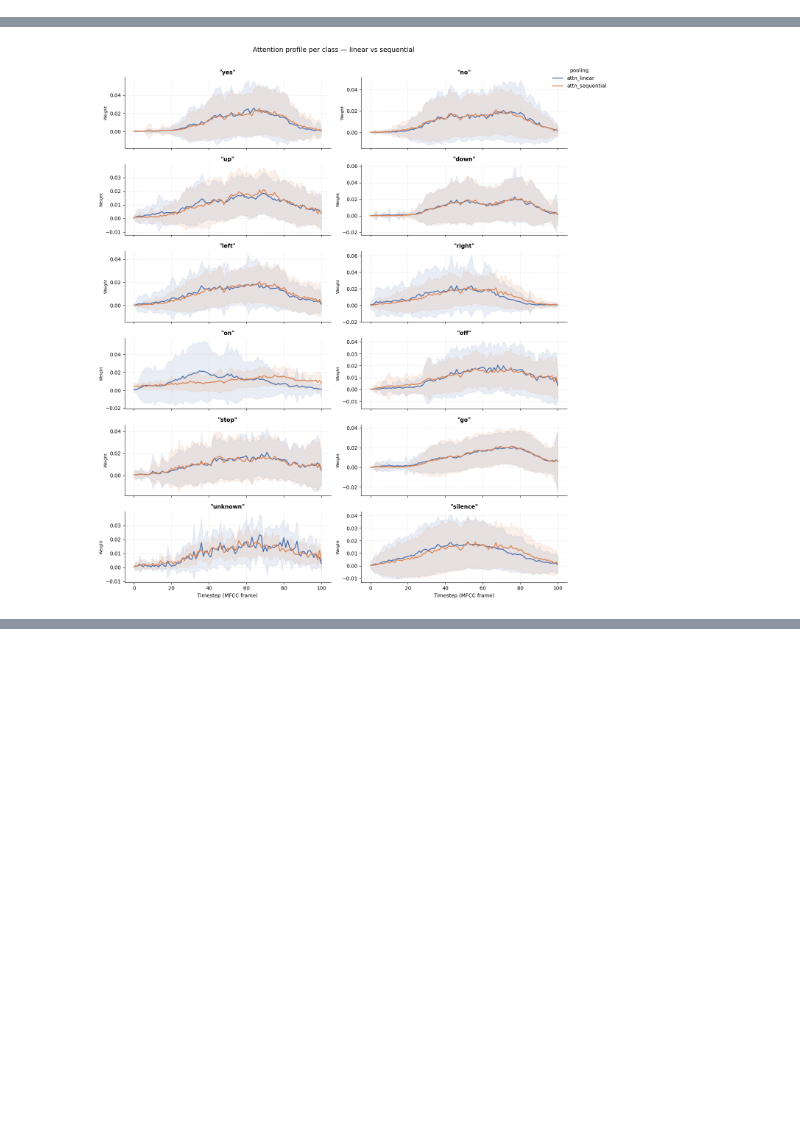
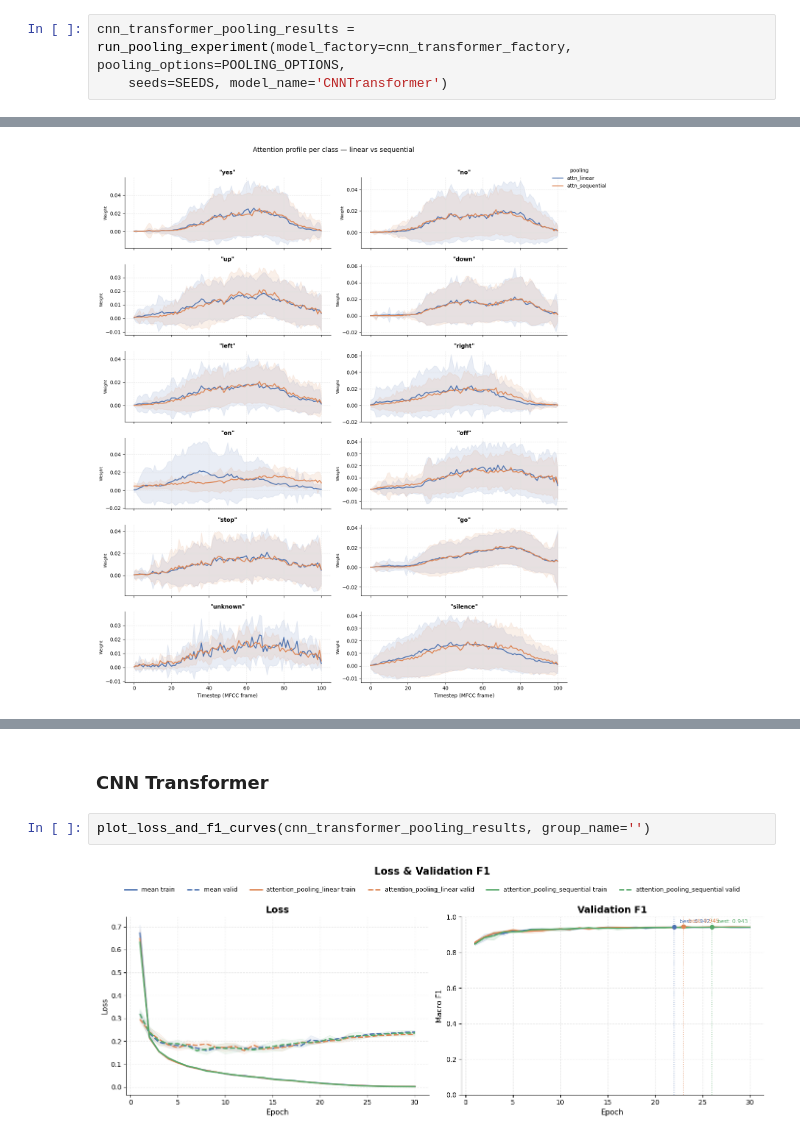
Before and after one commit to sienkozuzanna/transformers-speech-recognition, a Jupyter notebook: experiments/transformer_architecture/pooling.ipynb, the cells around one changed output, grey strips where cells are left out. Cells and saved outputs as stored; diff of their text form; blank space fills up the shorter version.

```diff
--- a/experiments/transformer_architecture/pooling.ipynb
+++ b/experiments/transformer_architecture/pooling.ipynb
@@ -130,0 +145,3 @@ Best validation accuracy: 0.9616
+# %%
+cnn_transformer_pooling_results = run_pooling_experiment(model_factory=cnn_transformer_factory, pooling_options=POOLING_OPTIONS,
+    seeds=SEEDS, model_name='CNNTransformer')
@@ -209,3 +245,9 @@ pooling=attn_linear, seed=0, F1=0.9131
 [figure]
 pooling=attn_sequential, seed=1, F1=0.9149
 [figure]
+# %% [markdown]
+### CNN Transformer
+# %%
+plot_loss_and_f1_curves(cnn_transformer_pooling_results, group_name='')
+# %% [output]
+[figure, added]
```
Also changed, not shown: parts of 22 cells of this notebook.
